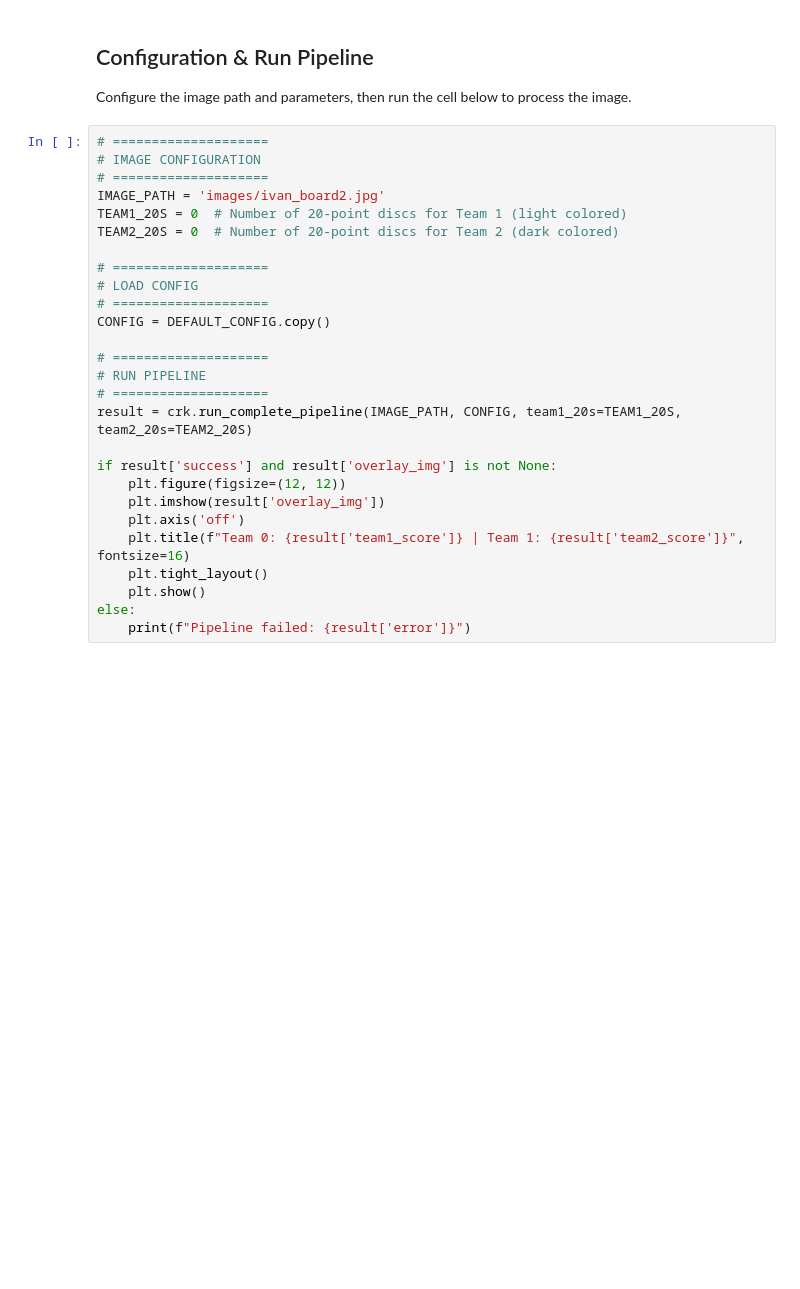
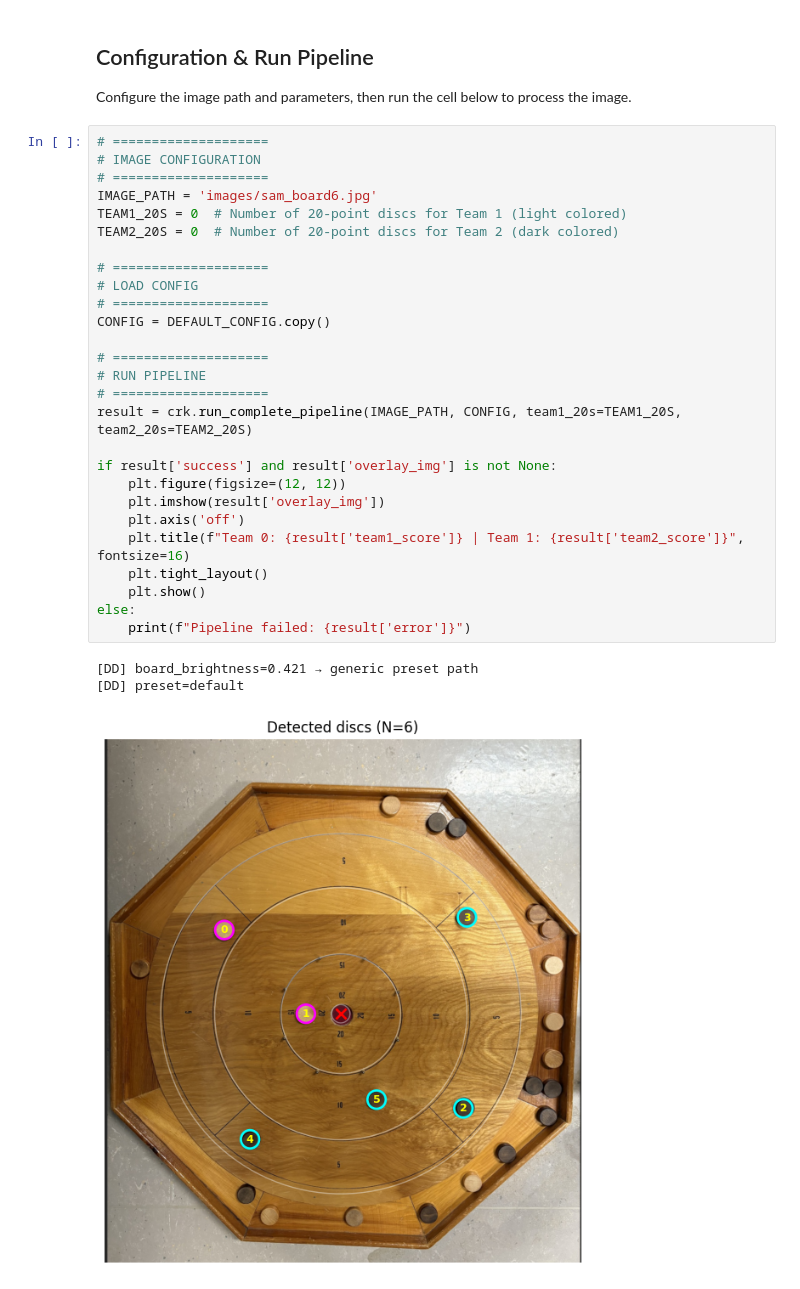
Before and after one commit to bushwill/CMPT819-Project, a Jupyter notebook: run_script.ipynb, the cells around one changed output. Saved outputs shown, nothing was run; the diff lists cells and outputs as text; blank space fills up the shorter version.

```diff
--- a/run_script.ipynb
+++ b/run_script.ipynb
@@ -16,27 +18,31 @@ Configure the image path and parameters, then run the cell below to process the
 # %%
 # ====================
 # IMAGE CONFIGURATION
 # ====================
-IMAGE_PATH = 'images/ivan_board2.jpg'
+IMAGE_PATH = 'images/sam_board6.jpg'
 TEAM1_20S = 0  # Number of 20-point discs for Team 1 (light colored)
 TEAM2_20S = 0  # Number of 20-point discs for Team 2 (dark colored)
 
 # ====================
 # LOAD CONFIG
 # ====================
 CONFIG = DEFAULT_CONFIG.copy()
 
 # ====================
 # RUN PIPELINE
 # ====================
 result = crk.run_complete_pipeline(IMAGE_PATH, CONFIG, team1_20s=TEAM1_20S, team2_20s=TEAM2_20S)
 
 if result['success'] and result['overlay_img'] is not None:
     plt.figure(figsize=(12, 12))
     plt.imshow(result['overlay_img'])
     plt.axis('off')
     plt.title(f"Team 0: {result['team1_score']} | Team 1: {result['team2_score']}", fontsize=16)
     plt.tight_layout()
     plt.show()
 else:
     print(f"Pipeline failed: {result['error']}")
+# %% [output]
+[DD] board_brightness=0.421 → generic preset path
+[DD] preset=default
+[figure, added]
```
Also changed, not shown: parts of 2 cells of this notebook, 21 other files.
